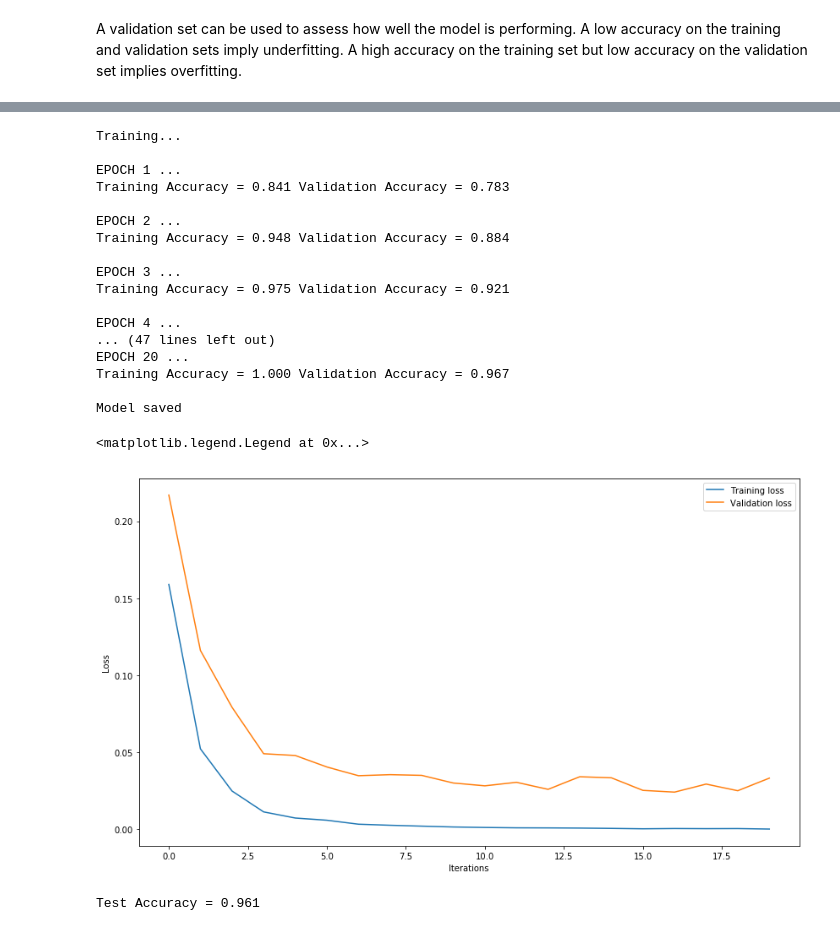
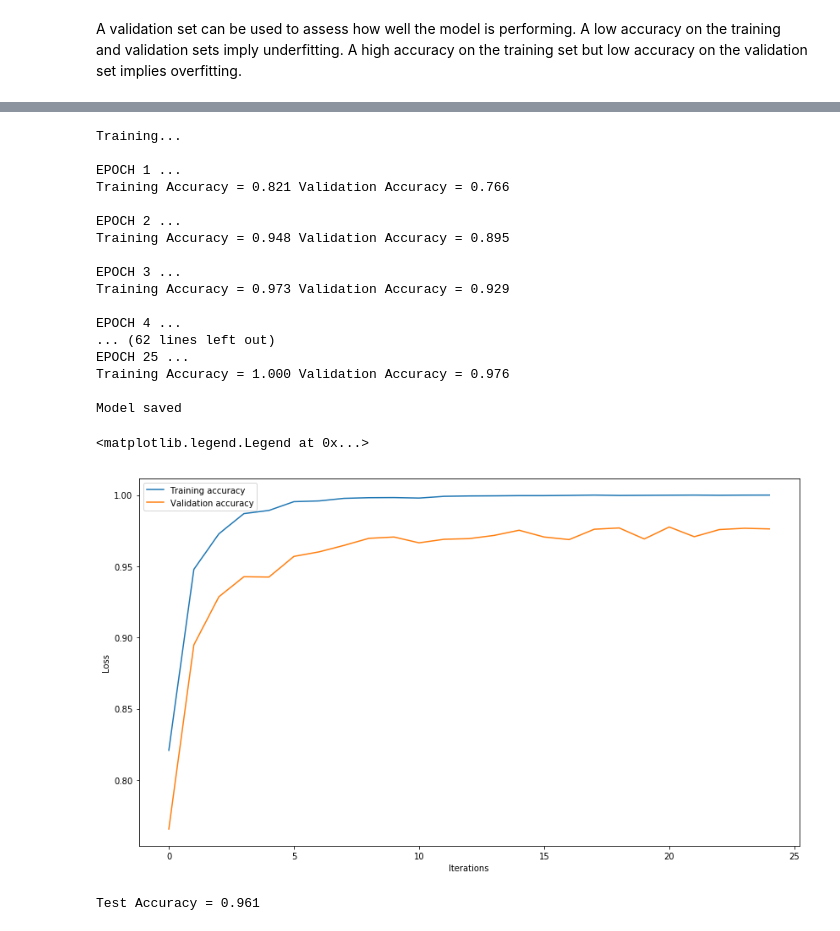
Before and after one commit to Dipanshu2424/udacity_CarND, a Jupyter notebook: CarND-Traffic-Sign-Classifier-Project/Traffic_Sign_Classifier.ipynb, the cells around one changed output, grey strips where cells are left out. Saved outputs shown, nothing was run; the diff lists cells and outputs as text; code cells hidden in the pictures.

```diff
--- a/CarND-Traffic-Sign-Classifier-Project/Traffic_Sign_Classifier.ipynb
+++ b/CarND-Traffic-Sign-Classifier-Project/Traffic_Sign_Classifier.ipynb
@@ -253 +222,5 @@ BATCH_SIZE = 80
+# %%
+# Definition of global variables
+EPOCHS = 25
+BATCH_SIZE = 80
 # %%
@@ -318,12 +285,10 @@ def conv_net(x):
 
     return logits
 # %%
-#tf.reset_default_graph()
-
 x = tf.placeholder(tf.float32, (None, 32, 32, 1))
 y = tf.placeholder(tf.int32, (None))
-keep_prob = tf.placeholder(tf.float32) # probability to keep units
-one_hot_y = tf.one_hot(y, 43)
+keep_prob = tf.placeholder(tf.float32) # probability to keep units in dropout
+one_hot_y = tf.one_hot(y, n_classes)
 # %% [markdown]
 ### Train, Validate and Test the Model
 # %% [markdown]
@@ -374,8 +334,8 @@ with tf.Session() as sess:
 
         validation_accuracy = evaluate(X_valid_g, y_valid)
         training_accuracy = evaluate(X_train_g, y_train)
-        vals.append(1. - validation_accuracy)
-        trains.append(1. - training_accuracy)
+        vals.append(validation_accuracy)
+        trains.append(training_accuracy)
         print("EPOCH {} ...".format(i+1))
         #print("Validation Accuracy = {:.3f}".format(validation_accuracy))
         print("Training Accuracy = {:.3f} Validation Accuracy = {:.3f}".format(training_accuracy, validation_accuracy))
@@ -387,30 +347,30 @@ with tf.Session() as sess:
 Training...
 
 EPOCH 1 ...
-Training Accuracy = 0.841 Validation Accuracy = 0.783
+Training Accuracy = 0.821 Validation Accuracy = 0.766
 
 EPOCH 2 ...
-Training Accuracy = 0.948 Validation Accuracy = 0.884
+Training Accuracy = 0.948 Validation Accuracy = 0.895
 
 EPOCH 3 ...
-Training Accuracy = 0.975 Validation Accuracy = 0.921
+Training Accuracy = 0.973 Validation Accuracy = 0.929
 
 EPOCH 4 ...
-... (47 lines left out)
-EPOCH 20 ...
-Training Accuracy = 1.000 Validation Accuracy = 0.967
+... (62 lines left out)
+EPOCH 25 ...
+Training Accuracy = 1.000 Validation Accuracy = 0.976
 
 Model saved
 # %%
 plt.figure(figsize=(14,8))
-plt.plot(trains, label="Training loss")
-plt.plot(vals, label="Validation loss")
+plt.plot(trains, label="Training accuracy")
+plt.plot(vals, label="Validation accuracy")
 plt.xlabel('Iterations')
 plt.ylabel('Loss')
 plt.legend()
 # %% [output]
 <matplotlib.legend.Legend at 0x...>
-[figure, old version]
+[figure, new version]
 # %%
 with tf.Session() as sess:
     saver.restore(sess, tf.train.latest_checkpoint('.'))
```
Also changed, not shown: parts of 18 cells of this notebook, 15 other files.
